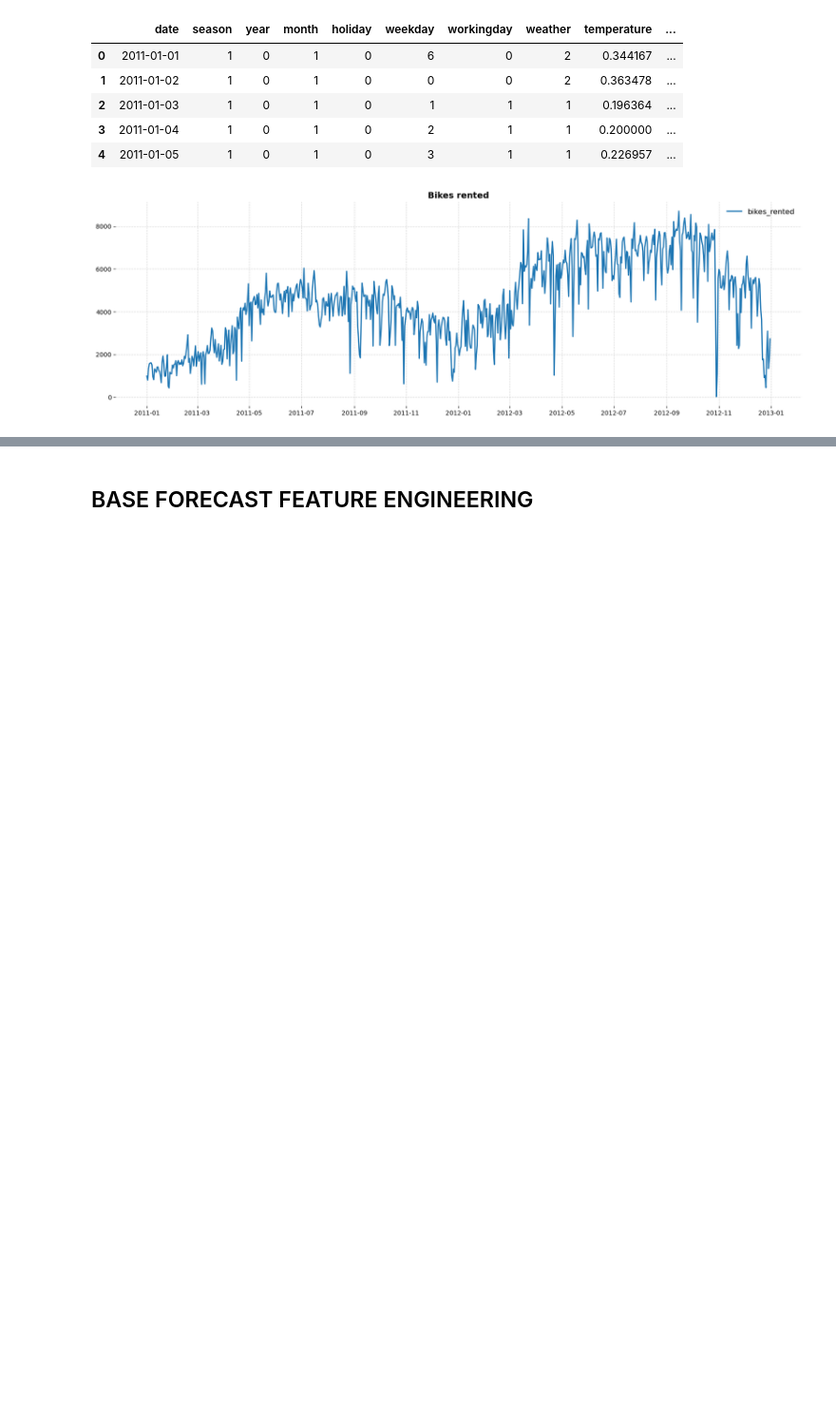
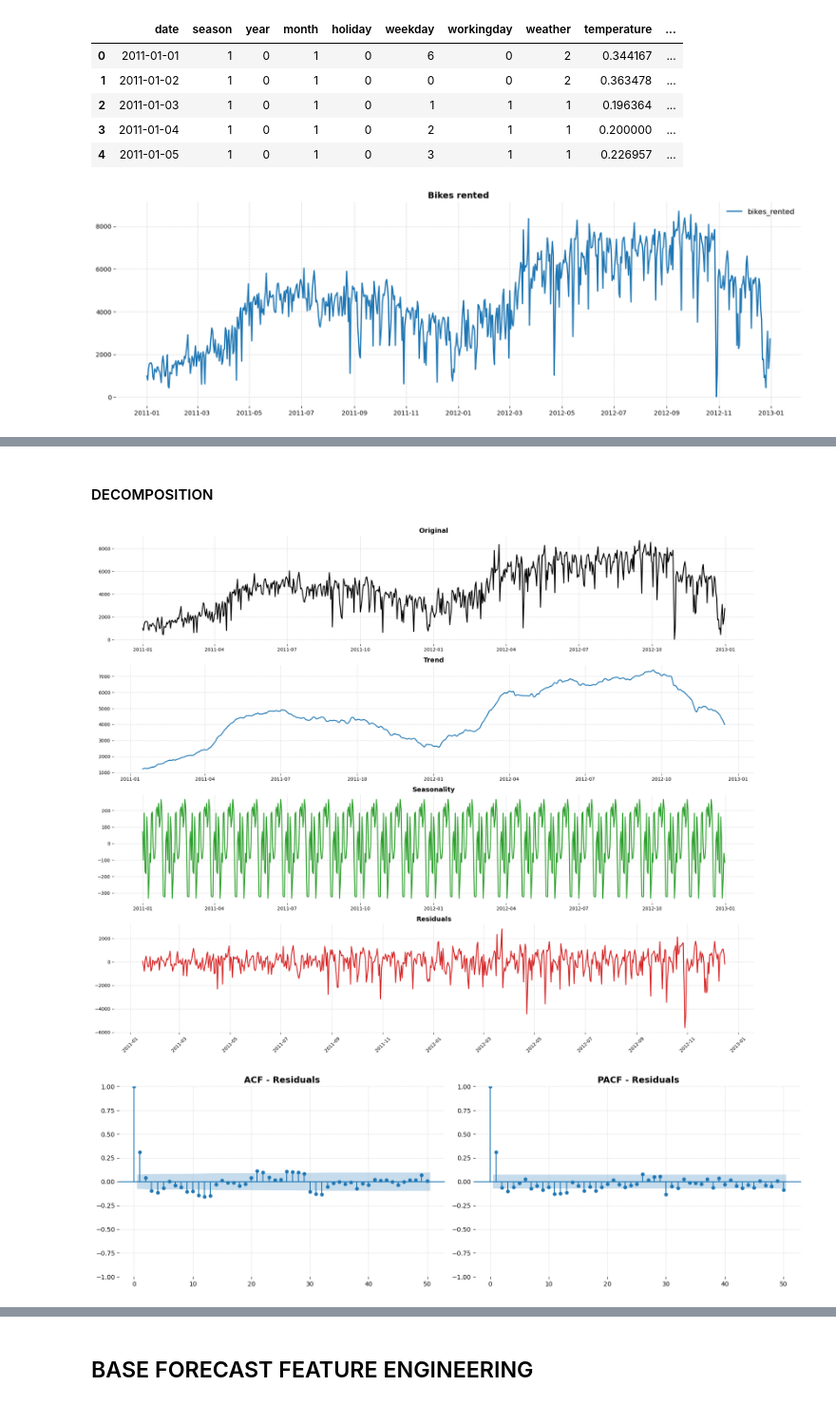
Before and after one commit to EAlmazanG/forecast-incremental-workflow, a Jupyter notebook: notebooks/forecast_day.ipynb, the cells around one changed output, grey strips where cells are left out. Shown at 95% size. Cells and saved outputs as stored; diff of their text form; code cells hidden in the pictures; blank space fills up the shorter version.

Commit message:
add acf and decomposition

```diff
--- a/notebooks/forecast_day.ipynb
+++ b/notebooks/forecast_day.ipynb
@@ -346,0 +388,35 @@ plot_time_series(df, [target_column], 0.9, '--')
+# %% [markdown]
+#### DECOMPOSITION
+# %%
+decomposed = seasonal_decompose(df["bikes_rented"], model='additive', period=30)
+
+fig, axes = plt.subplots(4, 1, figsize=(20, 16))
+
+axes[0].plot(df["date"], decomposed.observed, color="black", linewidth=2)
+axes[0].set_title("Original", fontsize=14, fontweight='bold')
+
+axes[1].plot(df["date"], decomposed.trend, color="tab:blue", linewidth=2)
+axes[1].set_title("Trend", fontsize=14, fontweight='bold')
+
+axes[2].plot(df["date"], decomposed.seasonal, color="tab:green", linewidth=2)
+axes[2].set_title("Seasonality", fontsize=14, fontweight='bold')
+
+axes[3].plot(df["date"], decomposed.resid, color="tab:red", linewidth=2)
+axes[3].set_title("Residuals", fontsize=14, fontweight='bold')
+
+for ax in axes:
+    for spine in ax.spines.values():
+        spine.set_visible(False)
+    ax.grid(True, linestyle="--", alpha=0.5)
+
+axes[-1].xaxis.set_major_locator(mdates.MonthLocator(interval=2))
+axes[-1].xaxis.set_major_formatter(mdates.DateFormatter("%Y-%m"))
+axes[-1].tick_params(axis='x', rotation=45, labelsize=10)
+
+plt.tight_layout()
+plt.show()
+
+plot_acf_and_pacf(decomposed.resid.dropna(), ' - Residuals')
+# %% [output]
+[figure, added]
+[figure, added]
```
Also changed, not shown: parts of 9 cells of this notebook.
